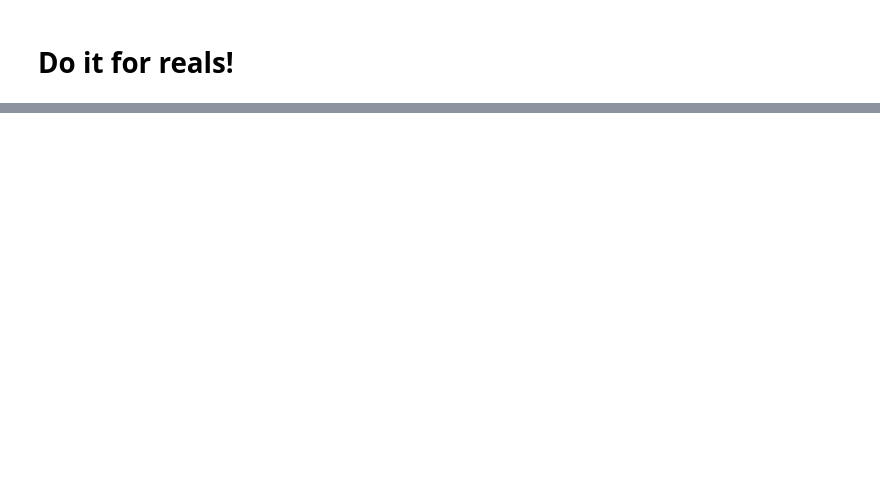
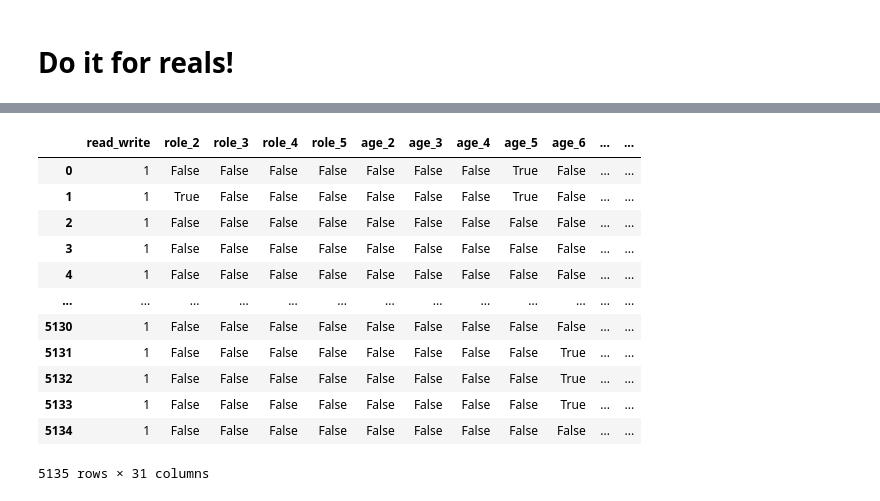
Before and after one commit to jbellogo/Classification, a Jupyter notebook: models.ipynb, the cells around one changed output, grey strips where cells are left out. Cells and saved outputs as stored; diff of their text form; code cells hidden in the pictures; blank space fills up the shorter version.

```diff
--- a/models.ipynb
+++ b/models.ipynb
@@ -561,0 +566,2 @@ ans.to_csv('solution.csv', index=False)
+# %%
+df = pd.read_csv('chenruos_final.csv')
@@ -561,0 +571,5 @@ ans.to_csv('solution.csv', index=False)
+# %%
+var_used = ['family_role_group', 'age_group', 'kids_group', 'marital_status', 'away_group',
+            'mother_education_group', 'read_write', 'education_group', 'preschool_group', 'enrollment_grouping',
+           ]
+X = df[var_used]
@@ -561,0 +583,27 @@ ans.to_csv('solution.csv', index=False)
+# %%
+dummies = pd.get_dummies(X['family_role_group'], prefix='role', drop_first=True)
+X = pd.concat([X, dummies], axis=1)
+
+dummies = pd.get_dummies(X['age_group'], prefix='age', drop_first=True)
+X = pd.concat([X, dummies], axis=1)
+
+dummies = pd.get_dummies(X['kids_group'], prefix='role', drop_first=True)
+X = pd.concat([X, dummies], axis=1)
+
+dummies = pd.get_dummies(X['marital_status'], prefix='role', drop_first=True)
+X = pd.concat([X, dummies], axis=1)
+
+dummies = pd.get_dummies(X['mother_education_group'], prefix='role', drop_first=True)
+X = pd.concat([X, dummies], axis=1)
+
+dummies = pd.get_dummies(X['away_group'], prefix='role', drop_first=True)
+X = pd.concat([X, dummies], axis=1)
+
+dummies = pd.get_dummies(X['education_group'], prefix='role', drop_first=True)
+X = pd.concat([X, dummies], axis=1)
+
+dummies = pd.get_dummies(X['preschool_group'], prefix='role', drop_first=True)
+X = pd.concat([X, dummies], axis=1)
+
+dummies = pd.get_dummies(X['enrollment_grouping'], prefix='role', drop_first=True)
+X = pd.concat([X, dummies], axis=1)
@@ -561,0 +626,21 @@ ans.to_csv('solution.csv', index=False)
+# %%
+old =[ 'family_role_group', 'age_group', 'kids_group', 'marital_status',
+       'away_group', 'mother_education_group','education_group',
+       'preschool_group', 'enrollment_grouping']
+X = X.drop(columns=old)
+# %%
+X
+# %% [output]
+|  | read_write | role_2 | role_3 | role_4 | role_5 | age_2 | age_3 | age_4 | age_5 | age_6 | ... | ... |
+| 0 | 1 | False | False | False | False | False | False | False | True | False | ... | ... |
+| 1 | 1 | True | False | False | False | False | False | False | True | False | ... | ... |
+| 2 | 1 | False | False | False | False | False | False | False | False | False | ... | ... |
+| 3 | 1 | False | False | False | False | False | False | False | False | False | ... | ... |
+| 4 | 1 | False | False | False | False | False | False | False | False | False | ... | ... |
+| ... | ... | ... | ... | ... | ... | ... | ... | ... | ... | ... | ... | ... |
+| 5130 | 1 | False | False | False | False | False | False | False | False | False | ... | ... |
+| 5131 | 1 | False | False | False | False | False | False | False | False | True | ... | ... |
+| 5132 | 1 | False | False | False | False | False | False | False | False | True | ... | ... |
+| 5133 | 1 | False | False | False | False | False | False | False | False | True | ... | ... |
+| 5134 | 1 | False | False | False | False | False | False | False | False | False | ... | ... |
+5135 rows × 31 columns
```
Also changed, not shown: parts of 35 cells of this notebook, 4 other files.
